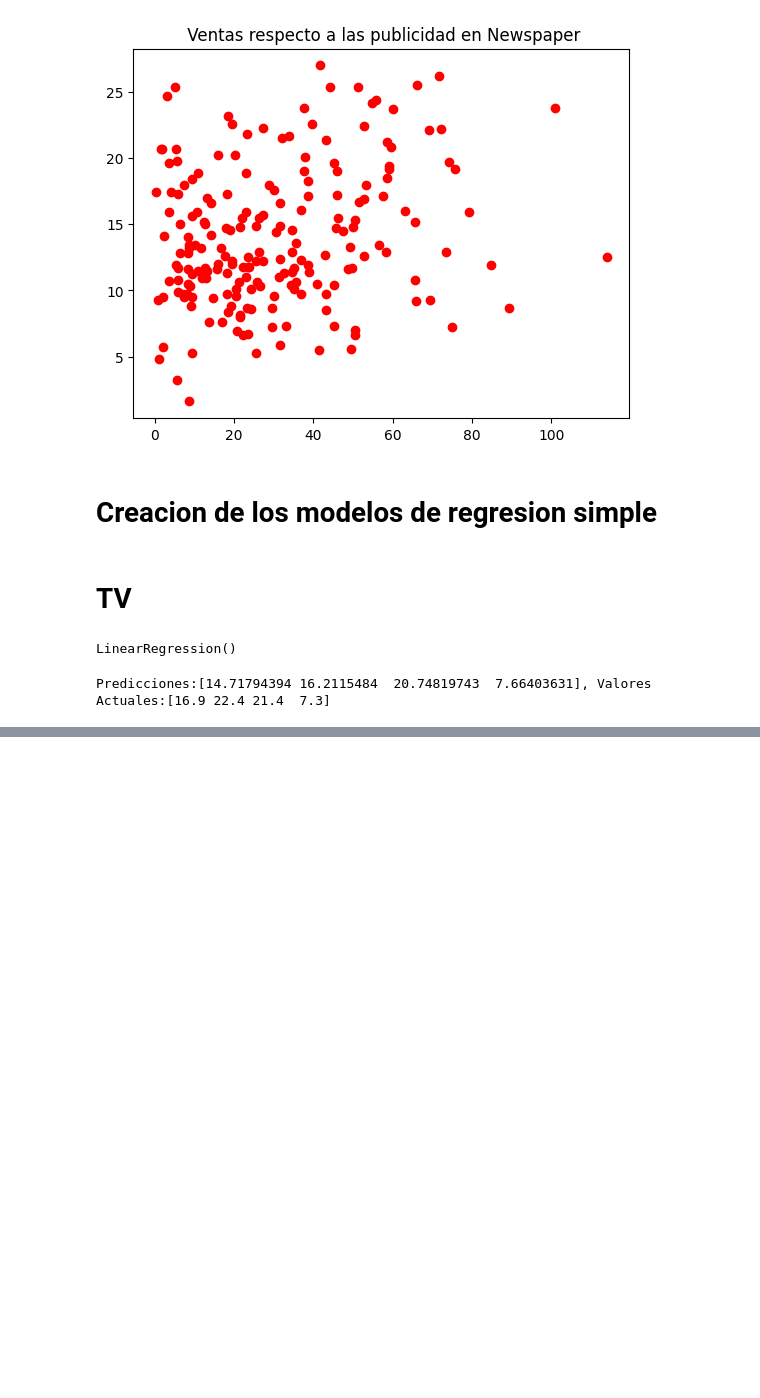
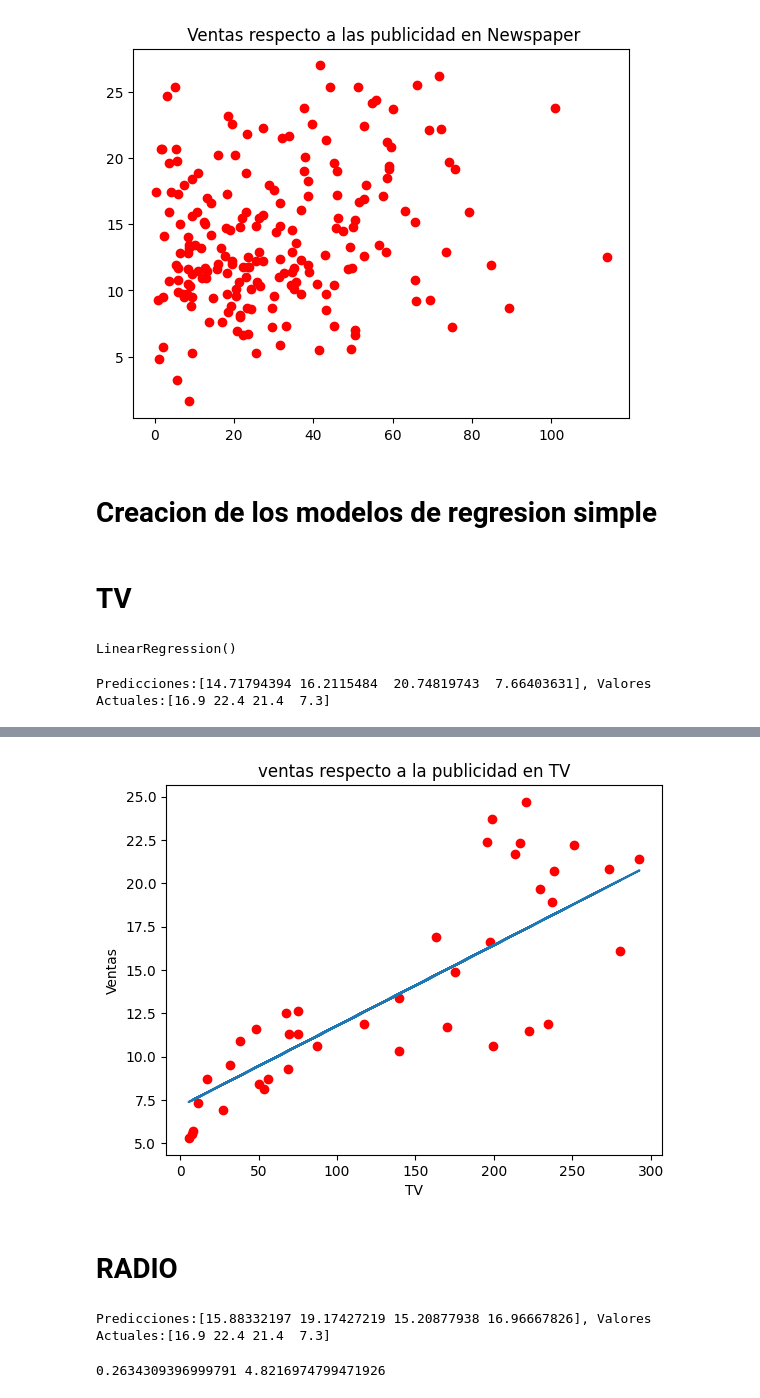
Before and after one commit to JAGARCIAV/Examen, a Jupyter notebook: Machine Learning/RLS.ipynb, the cells around one changed output, grey strips where cells are left out. Saved outputs shown, nothing was run; the diff lists cells and outputs as text; code cells hidden in the pictures; blank space fills up the shorter version.

```diff
--- a/Machine Learning/RLS.ipynb
+++ b/Machine Learning/RLS.ipynb
@@ -74,0 +81,8 @@ Predicciones:[14.71794394 16.2115484  20.74819743  7.66403631], Valores Actuales
+# %%
+sales_comp=pd.DataFrame({
+    "TV": X_test.flatten(),
+    "realSales": y_test.flatten(),
+    "predictedSales": y_pred.flatten()
+})
+
+sales_comp.head()
@@ -74,0 +96,29 @@ Predicciones:[14.71794394 16.2115484  20.74819743  7.66403631], Valores Actuales
+# %%
+#graficamos nuestro modelo junto a los datos de nuestro conjunto de testing
+plt.plot(sales_comp["TV"], sales_comp["realSales"], "ro")
+plt.plot(sales_comp["TV"], sales_comp["predictedSales"])
+plt.title("ventas respecto a la publicidad en TV")
+plt.xlabel("TV")
+plt.ylabel("Ventas")
+plt.show()
+# %% [output]
+[figure, added]
+# %% [markdown]
+# RADIO
+# %%
+data_tv = data["Radio"]
+data_tv = data_tv.values.reshape(-1, 1)
+y = data["Sales"].values
+X_train, X_test, y_train, y_test = train_test_split(data_tv, y, test_size=0.2, random_state=42)
+reg = LinearRegression()
+reg.fit(X_train, y_train)
+y_pred = reg.predict(X_test)
+print("Predicciones:{}, Valores Actuales:{}".format(y_pred[:4], y_test[:4]))
+# %% [output]
+Predicciones:[15.88332197 19.17427219 15.20877938 16.96667826], Valores Actuales:[16.9 22.4 21.4  7.3]
+# %%
+r_squared = reg.score(X_test, y_test)
+rmse = np.sqrt(mean_squared_error(y_test, y_pred))
+print(r_squared, rmse)
+# %% [output]
+0.2634309396999791 4.8216974799471926
```
Also changed, not shown: parts of 5 cells of this notebook, 2 other files.
